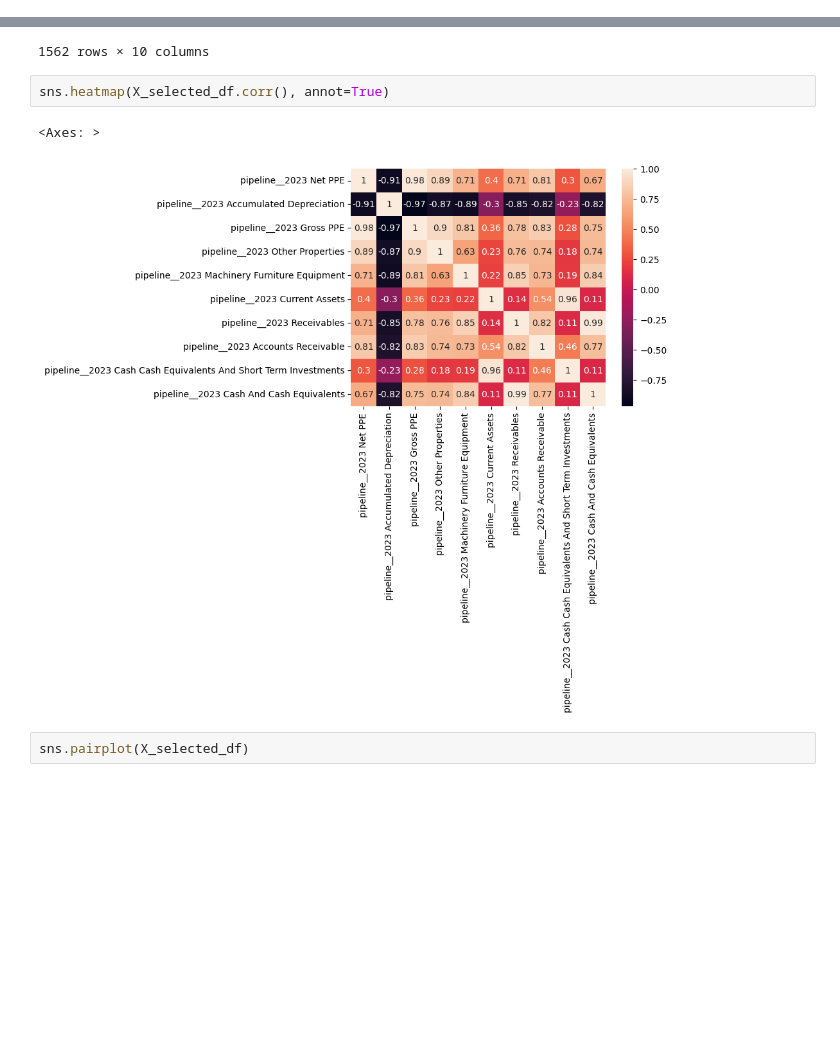
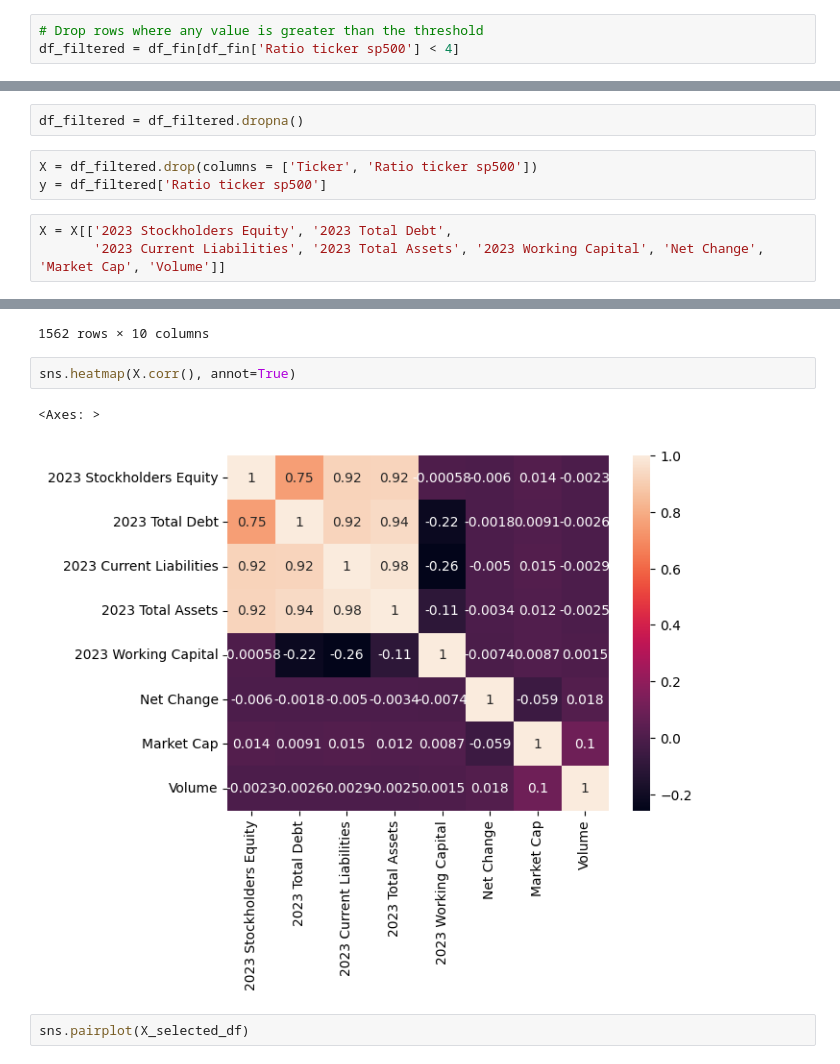
Before and after one commit to jorgeluisgg/project_awesome, a Jupyter notebook: model_creation.ipynb, the cells around one changed output, grey strips where cells are left out. Drawn from its saved outputs; the diff is of its cells as text; blank space fills up the shorter version.

```diff
--- a/model_creation.ipynb
+++ b/model_creation.ipynb
@@ -76,0 +338,3 @@ X.shape
+# %%
+# Drop rows where any value is greater than the threshold
+df_filtered = df_fin[df_fin['Ratio ticker sp500'] < 4]
@@ -76,0 +346,8 @@ X.shape
+# %%
+df_filtered = df_filtered.dropna()
+# %%
+X = df_filtered.drop(columns = ['Ticker', 'Ratio ticker sp500'])
+y = df_filtered['Ratio ticker sp500']
+# %%
+X = X[['2023 Stockholders Equity', '2023 Total Debt',
+       '2023 Current Liabilities', '2023 Total Assets', '2023 Working Capital', 'Net Change', 'Market Cap', 'Volume']]
@@ -120,10 +492,10 @@ X_selected_df
 | 1561 | 0.762535 | -1.005463 | 0.815690 | 2.301740 | ... |
 1562 rows × 10 columns
 # %%
-sns.heatmap(X_selected_df.corr(), annot=True)
+sns.heatmap(X.corr(), annot=True)
 # %% [output]
 <Axes: >
-[figure, old version]
+[figure, new version]
 # %%
 sns.pairplot(X_selected_df)
 # %%
```
Also changed, not shown: parts of 44 cells of this notebook.
